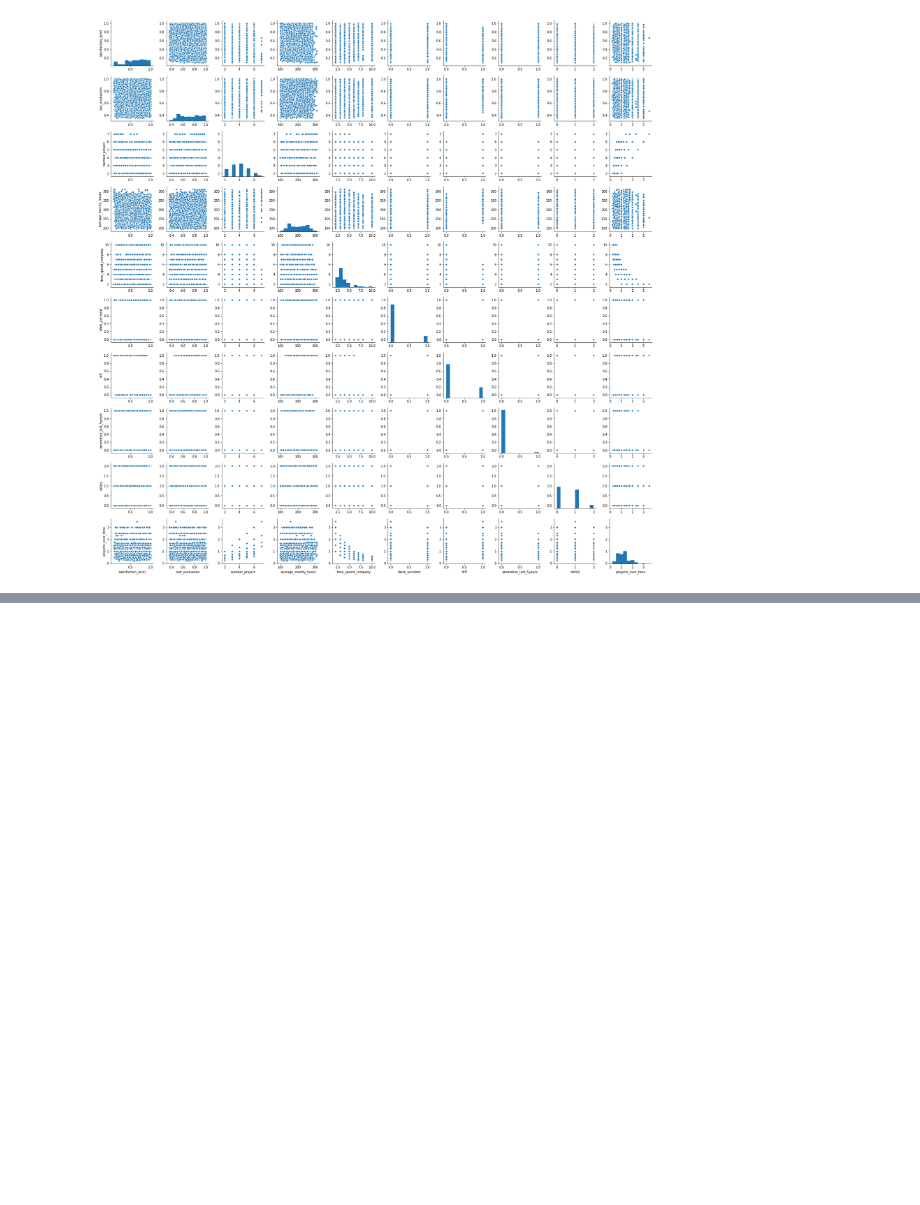
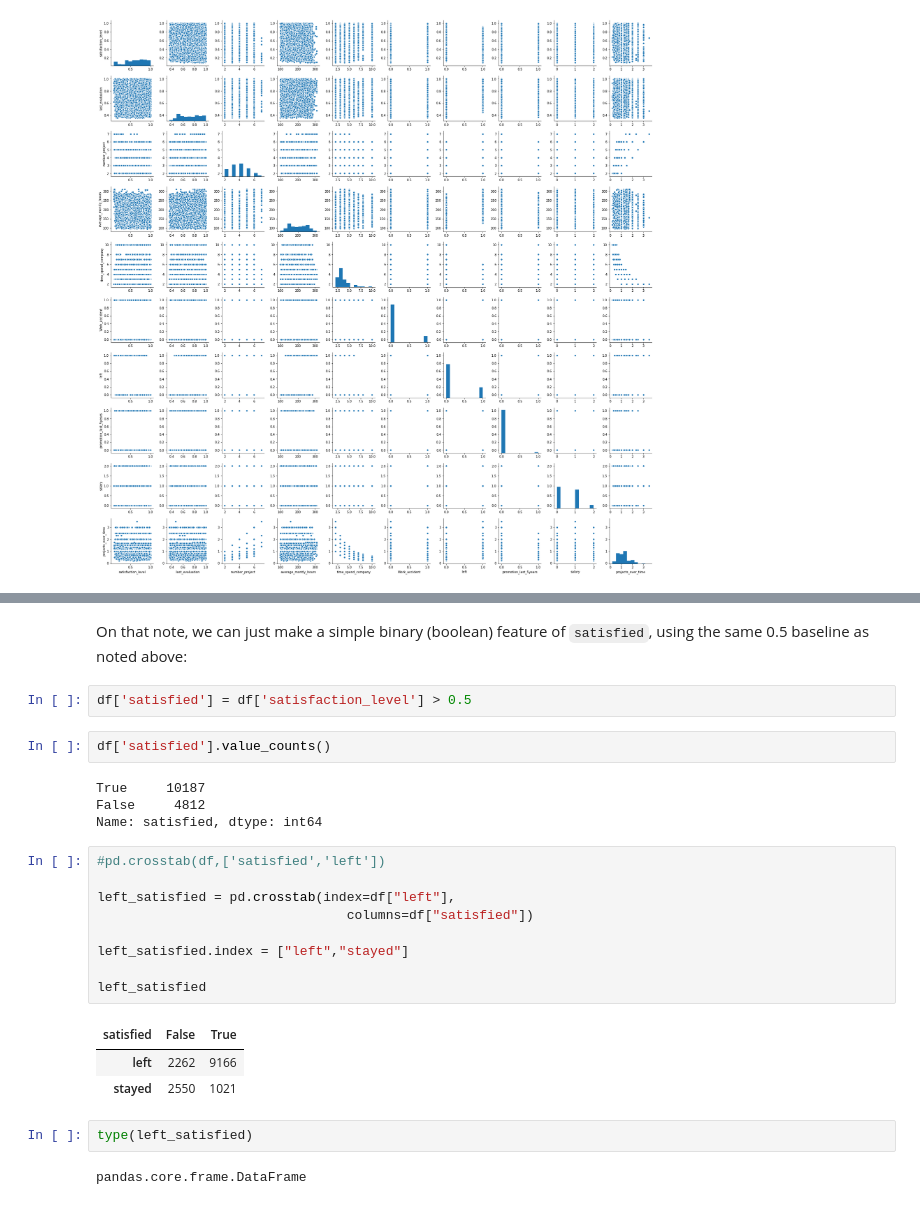
Before and after one commit to giancarlo-garbagnati/employeeretention-ml, a Jupyter notebook: ipynotebooks/hr-employeeretention.ipynb, the cells around one changed output, grey strips where cells are left out. Saved outputs shown, nothing was run; the diff lists cells and outputs as text; blank space fills up the shorter version.

```diff
--- a/ipynotebooks/hr-employeeretention.ipynb
+++ b/ipynotebooks/hr-employeeretention.ipynb
@@ -305,0 +352,27 @@ sns.pairplot(df[df_pp_vars])
+# %% [markdown]
+On that note, we can just make a simple binary (boolean) feature of `satisfied`, using the same 0.5 baseline as noted above:
+# %%
+df['satisfied'] = df['satisfaction_level'] > 0.5
+# %%
+df['satisfied'].value_counts()
+# %% [output]
+True     10187
+False     4812
+Name: satisfied, dtype: int64
+# %%
+#pd.crosstab(df,['satisfied','left'])
+
+left_satisfied = pd.crosstab(index=df["left"],
+                                columns=df["satisfied"])
+
+left_satisfied.index = ["left","stayed"]
+
+left_satisfied
+# %% [output]
+| satisfied | False | True |
+| left | 2262 | 9166 |
+| stayed | 2550 | 1021 |
+# %%
+type(left_satisfied)
+# %% [output]
+pandas.core.frame.DataFrame
```
Also changed, not shown: parts of 13 cells of this notebook.
